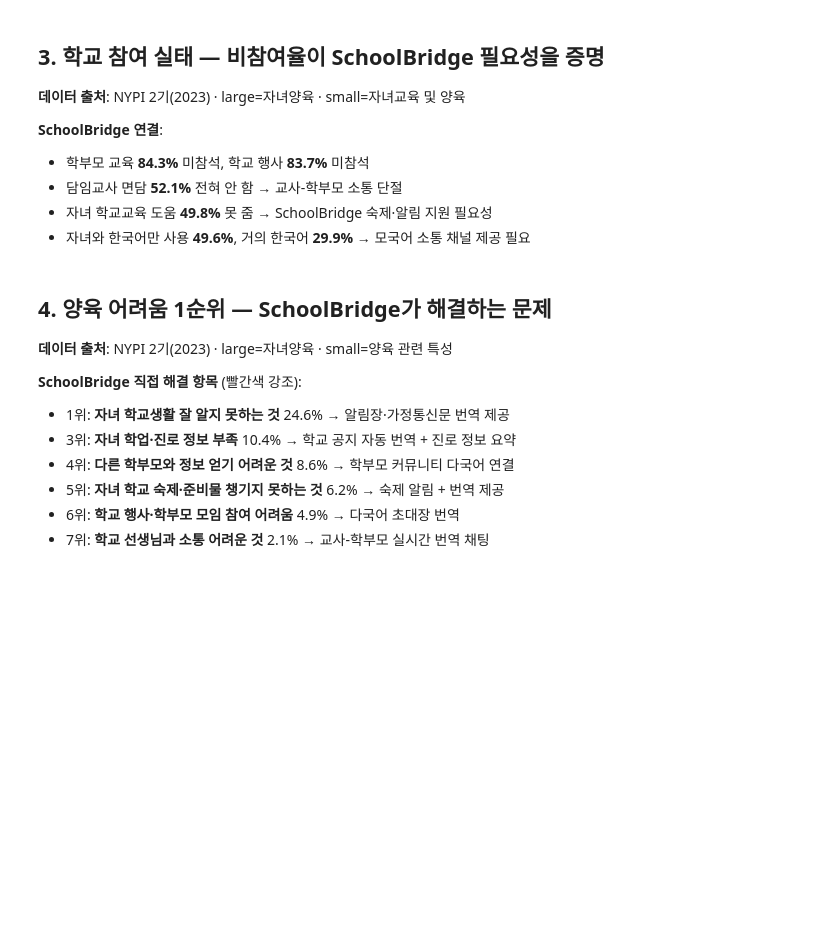
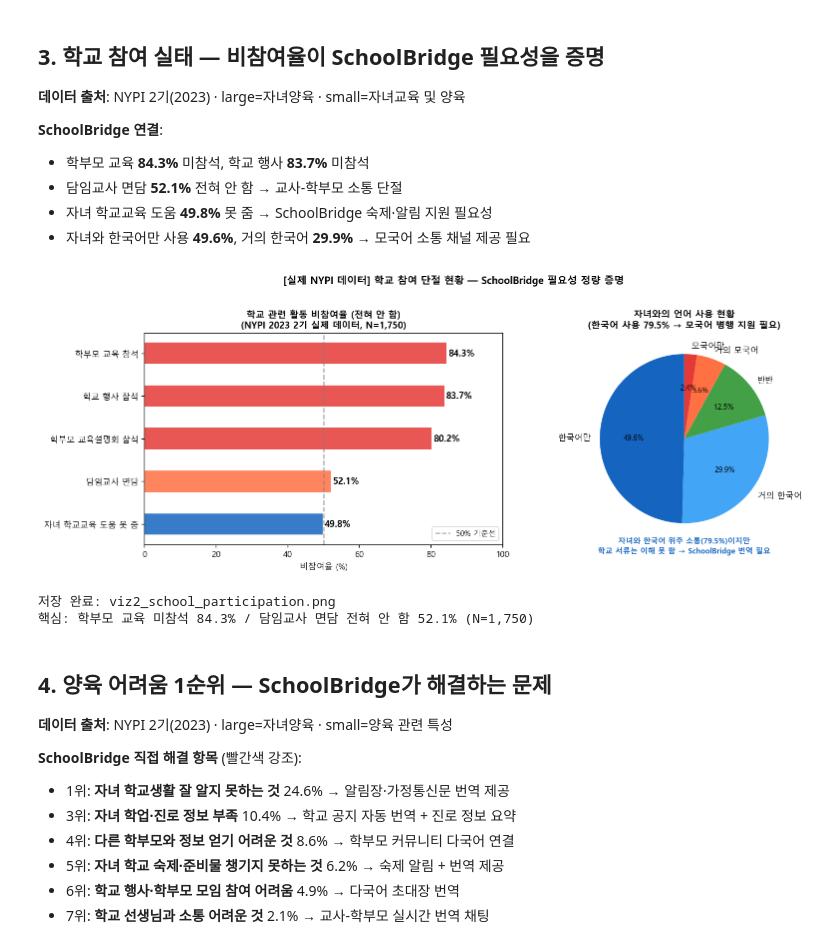
Before and after one commit to Maxmunzy/multicultural-ai, a Jupyter notebook: model/classification/Business_Plan/National_Key_Data/01_multicultural_youth_panel_schoolbridge.ipynb, the cells around one changed output. Saved outputs shown, nothing was run; the diff lists cells and outputs as text; code cells hidden in the pictures; blank space fills up the shorter version.

```diff
--- a/model/classification/Business_Plan/National_Key_Data/01_multicultural_youth_panel_schoolbridge.ipynb
+++ b/model/classification/Business_Plan/National_Key_Data/01_multicultural_youth_panel_schoolbridge.ipynb
@@ -253,44 +277,43 @@ axes[0].set_title('학교 관련 활동 비참여율 (전혀 안 함)\n(NYPI 202
 axes[0].set_xlabel('비참여율 (%)')
 axes[0].legend(fontsize=9)
 
-# 주석
-axes[0].annotate('SchoolBridge가\n채워야 할 공백',
-                xy=(84.3, 3.5), xytext=(60, 3.7),
-                arrowprops=dict(arrowstyle='->', color='#E53935', lw=1.3),
-                fontsize=9, color='#E53935', fontweight='bold')
 
 # ── 오른쪽: 자녀와 언어 사용 현황 ──────────────────────────
 lang_use = pd.DataFrame([
     {'언어 사용': '한국어만',    '비율(%)': 49.6},
     {'언어 사용': '거의 한국어', '비율(%)': 29.9},
     {'언어 사용': '반반',        '비율(%)': 12.5},
     {'언어 사용': '거의 모국어', '비율(%)': 5.6},
     {'언어 사용': '모국어만',    '비율(%)': 2.4},
 ])
 colors_lu = ['#1565C0', '#42A5F5', '#43A047', '#FF7043', '#E53935']
 wedges, texts, autotexts = axes[1].pie(
     lang_use['비율(%)'],
     labels=lang_use['언어 사용'],
     colors=colors_lu,
     autopct='%1.1f%%',
     startangle=90,
     textprops={'fontsize': 10}
 )
 for at in autotexts:
     at.set_fontsize(9)
 axes[1].set_title('자녀와의 언어 사용 현황\n(한국어 사용 79.5% → 모국어 병행 지원 필요)',
                  fontsize=11, fontweight='bold')
 axes[1].text(0, -1.35,
     '자녀와 한국어 위주 소통(79.5%)이지만\n학교 서류는 이해 못 함 → SchoolBridge 번역 필요',
     ha='center', fontsize=9, color='#1565C0', fontweight='bold')
 
 plt.suptitle('[실제 NYPI 데이터] 학교 참여 단절 현황 — SchoolBridge 필요성 정량 증명',
              fontsize=12, fontweight='bold', y=1.02)
 plt.tight_layout()
 plt.savefig('viz2_school_participation.png', bbox_inches='tight', dpi=150)
 plt.show()
 print('저장 완료: viz2_school_participation.png')
 print(f'핵심: 학부모 교육 미참석 84.3% / 담임교사 면담 전혀 안 함 52.1% (N=1,750)')
+# %% [output]
+[figure, added]
+저장 완료: viz2_school_participation.png
+핵심: 학부모 교육 미참석 84.3% / 담임교사 면담 전혀 안 함 52.1% (N=1,750)
 # %% [markdown]
 ## 4. 양육 어려움 1순위 — SchoolBridge가 해결하는 문제
 
```
Also changed, not shown: parts of 6 cells of this notebook, 26 other files.
